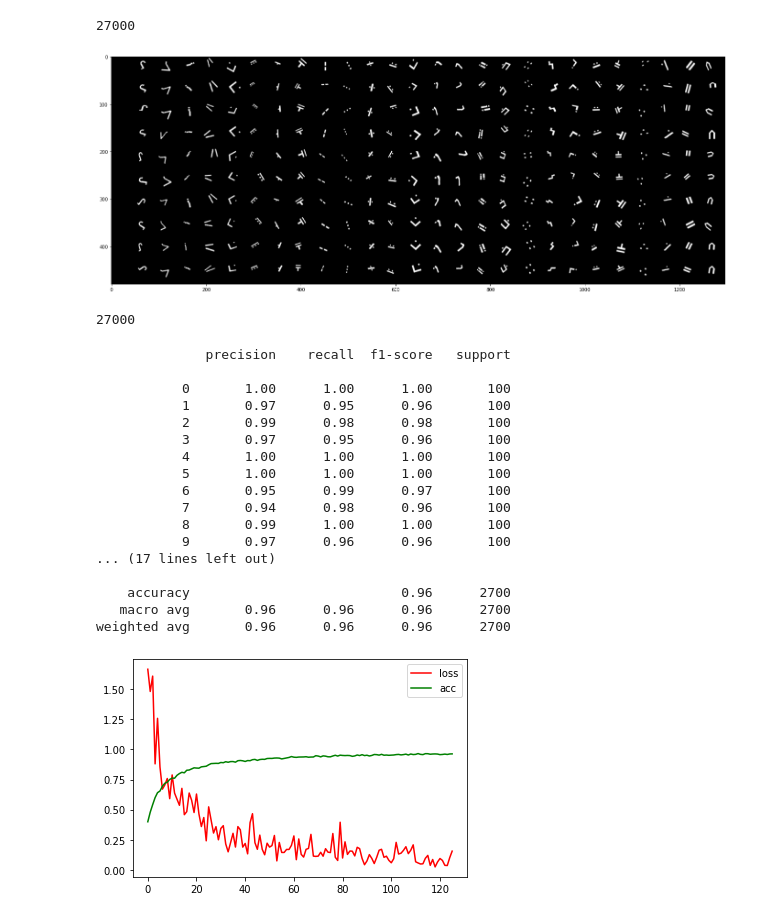
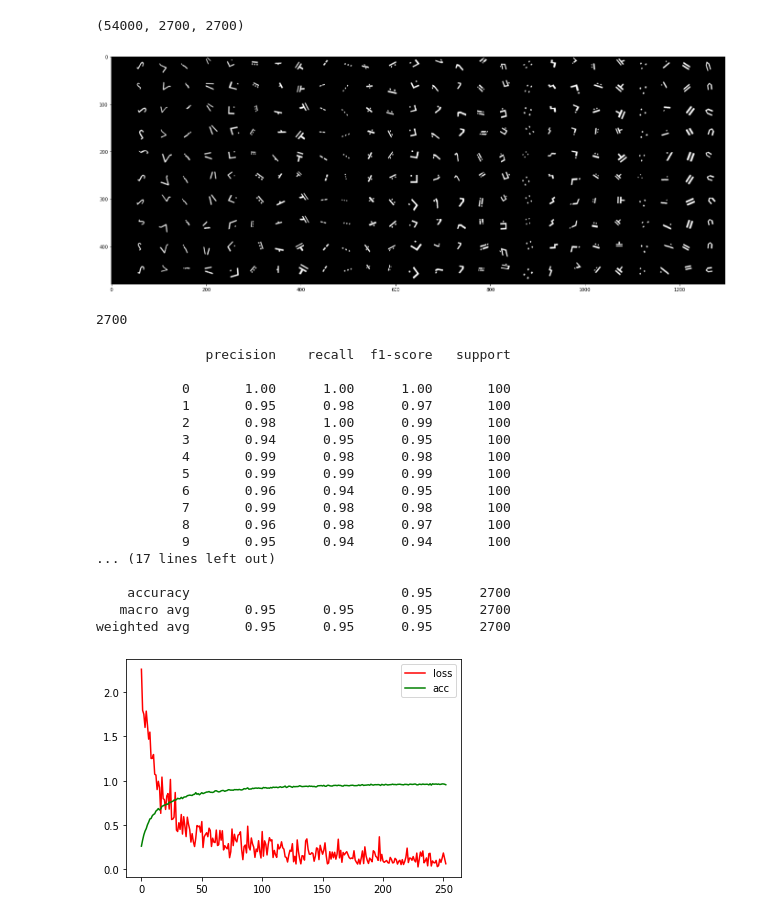
Before and after one commit to yuchouxuan/study, a Jupyter notebook: aistudy/外星语.ipynb, the cells around one changed output. Saved outputs shown, nothing was run; the diff lists cells and outputs as text; code cells hidden in the pictures.

```diff
--- a/aistudy/外星语.ipynb
+++ b/aistudy/外星语.ipynb
@@ -16,7 +16,7 @@ transform2 = transforms.Compose([transforms.ToTensor(),  transforms.Normalize(me
 # %%
 
 def pic_r(pic=np.ndarray(1)):
-    x,y,r = random.randint(-10,10),random.randint(-10,10),random.randint(-40,40)
+    x,y,r = random.randint(-12,12),random.randint(-12,12),random.randint(-50,50)
 
     M=cv2.getRotationMatrix2D((19,19),r,1)
     picrt=cv2.warpAffine(pic,M,(50,50))
@@ -38,7 +38,7 @@ for i in range(26):
 
 t_x=[]
 t_y=[]
-for i in tdm.trange(1000):
+for i in tdm.trange(2000):
     for j in imgorg:
         t_x.append(pic_r(imgorg[j]))
         t_y.append(j)
@@ -50,9 +50,9 @@ for i in tdm.trange(100):
         p_y.append(j)
 
 
-len(t_x)
+len(t_x),len(p_y),len(p_x)
 # %% [output]
-27000
+(54000, 2700, 2700)
 # %%
 imgs=torch.tensor(t_x[:27*10])
 grid = utils.make_grid(imgs,27,padding=0)
@@ -62,7 +62,7 @@ plt.figure(figsize=(24,24))
 plt.imshow(grid2)
 plt.show()
 # %% [output]
-[figure, old version]
+[figure, new version]
 # %%
 b_size=32
 import torch.nn.functional as F
@@ -74,20 +74,17 @@ class CNN(nn.Module):
 
         self.conv2 = nn.Conv2d(b_size,64,kernel_size=3,stride=1,padding=1)
         self.fh0 = nn.Linear(9216,1024*3)#两个池化，
-#         self.fh1 = nn.Linear(1024*3,1024)
         self.fh2 = nn.Linear(1024*3,256)
 
         self.fo = nn.Linear(256,32)
-        self.dp = nn.Dropout(p=0.2)
+        self.dp = nn.Dropout(p=0.3)
     def forward(self,x):
         x = self.pool(F.relu(self.conv1(x)))
         x = self.pool(F.relu(self.conv2(x)))
 
         x = x.view(-1,9216)
-        x = self.dp(x)
         x = F.relu(self.fh0(x))
         x = self.dp(x)
-
         x = F.relu(self.fh2(x))
         x = self.dp(x)
         x = self.fo(x)
@@ -106,12 +103,13 @@ t_x = torch.tensor(np.array(t_x), dtype=torch.float)
 t_y= torch.tensor(np.array(t_y), dtype=torch.long)
 
 p_x = torch.tensor(np.array(p_x), dtype=torch.float)
-p_y= torch.tensor(np.array(p_y), dtype=torch.long)
+# p_y= torch.tensor(np.array(p_y), dtype=torch.long)
 len(t_x)
 # q_x = torch.tensor(np.array(q_x), dtype=torch.float)
 # q_y= torch.tensor(np.array(q_y), dtype=torch.long)
+len(p_y)
 # %% [output]
-27000
+2700
 # %%
 import datetime as dt
 import tqdm.notebook as tqnb
@@ -139,51 +137,53 @@ zql=[]
 cont=0
 for epoch in range(roundx):
     for i  in  range(0,len(t_x),b_size):
+
         cont+=1
         inputs,labels = t_x[i:i+b_size].to(device), t_y[i:i+b_size].to(device)
         optimizer.zero_grad()
         #前向+后向+优化
 
         outputs = net.forward(inputs.to(device))
         loss = criterion(outputs,labels.to(device))
         loss.backward()
         optimizer.step()
         pbar.update(1)
         if cont%200 == 0 :
-            y_pred = net(pxd)
-            y_pred = torch.argmax(y_pred, dim=1)
-            zql.append(float(accuracy_score(p_y, y_pred.cpu())))
+            yp=[]
+            for pcnt in range(0,len(pxd),32):
+                y_pred = net(pxd[pcnt:pcnt+32])
+                y_pred = torch.argmax(y_pred, dim=1).cpu()
+                yp.extend(y_pred.numpy())
+            zql.append(float(accuracy_score(p_y,yp )))
             error.append(loss.item())
 pbar.close()
 
 dt.datetime.now()-tstart
 
 import seaborn as sns
 
 sns.lineplot(data=error,color='red',label='loss')
 sns.lineplot(data=zql,color='green',label='acc')
-y_pred = net(p_x.to(device))
-y_pred = torch.argmax(y_pred, dim=1)
-print(classification_report(p_y, y_pred.cpu()))
+print(classification_report(p_y, yp))
 
 torch.cuda.empty_cache()
 # %% [output]
               precision    recall  f1-score   support
 
            0       1.00      1.00      1.00       100
-           1       0.97      0.95      0.96       100
-           2       0.99      0.98      0.98       100
-           3       0.97      0.95      0.96       100
-           4       1.00      1.00      1.00       100
-           5       1.00      1.00      1.00       100
-           6       0.95      0.99      0.97       100
-           7       0.94      0.98      0.96       100
-           8       0.99      1.00      1.00       100
-           9       0.97      0.96      0.96       100
+           1       0.95      0.98      0.97       100
+           2       0.98      1.00      0.99       100
+           3       0.94      0.95      0.95       100
+           4       0.99      0.98      0.98       100
+           5       0.99      0.99      0.99       100
+           6       0.96      0.94      0.95       100
+           7       0.99      0.98      0.98       100
+           8       0.96      0.98      0.97       100
+           9       0.95      0.94      0.94       100
 ... (17 lines left out)
 
-    accuracy                           0.96      2700
-   macro avg       0.96      0.96      0.96      2700
-weighted avg       0.96      0.96      0.96      2700
+    accuracy                           0.95      2700
+   macro avg       0.95      0.95      0.95      2700
+weighted avg       0.95      0.95      0.95      2700
-[figure, old version]
+[figure, new version]
 # %%
```
Also changed, not shown: parts of 5 cells of this notebook, 1 other file.
